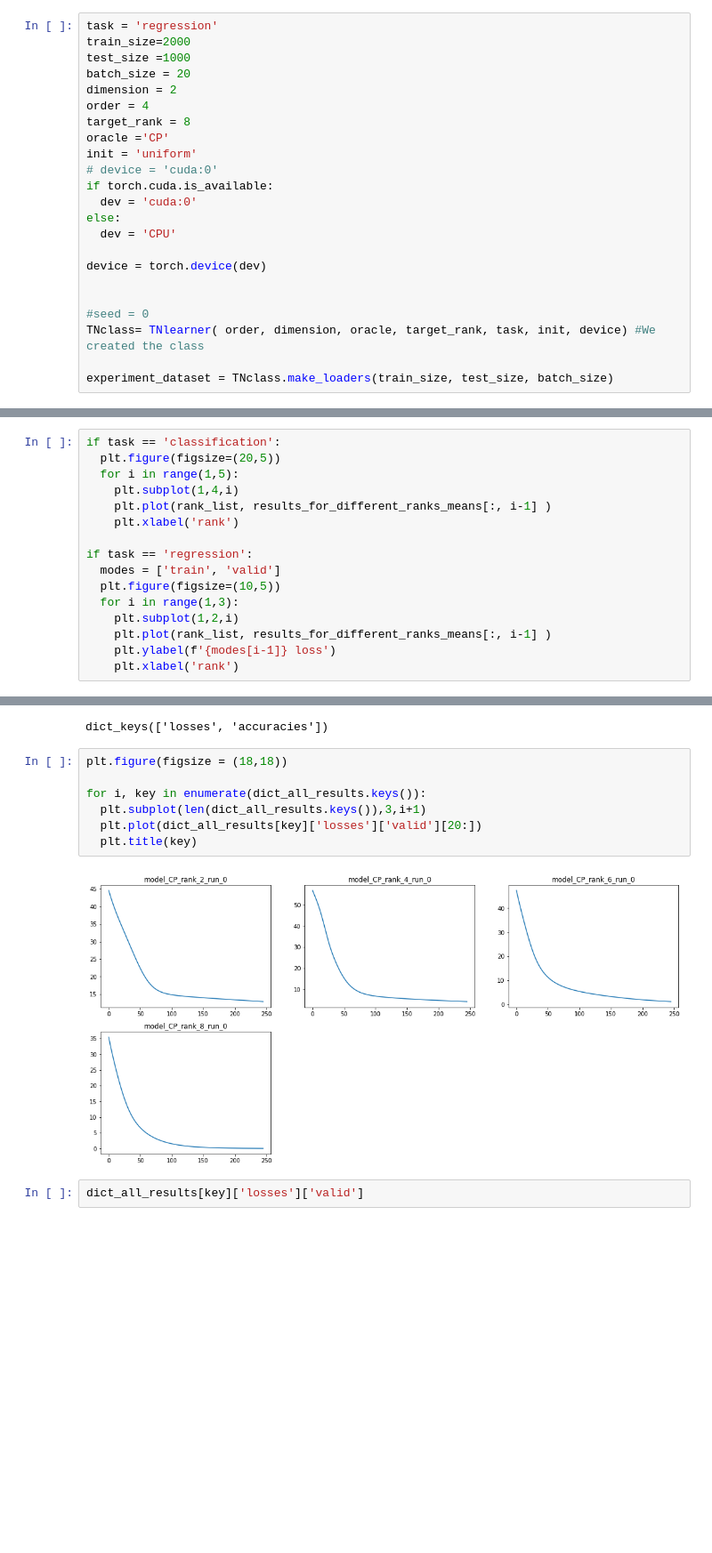
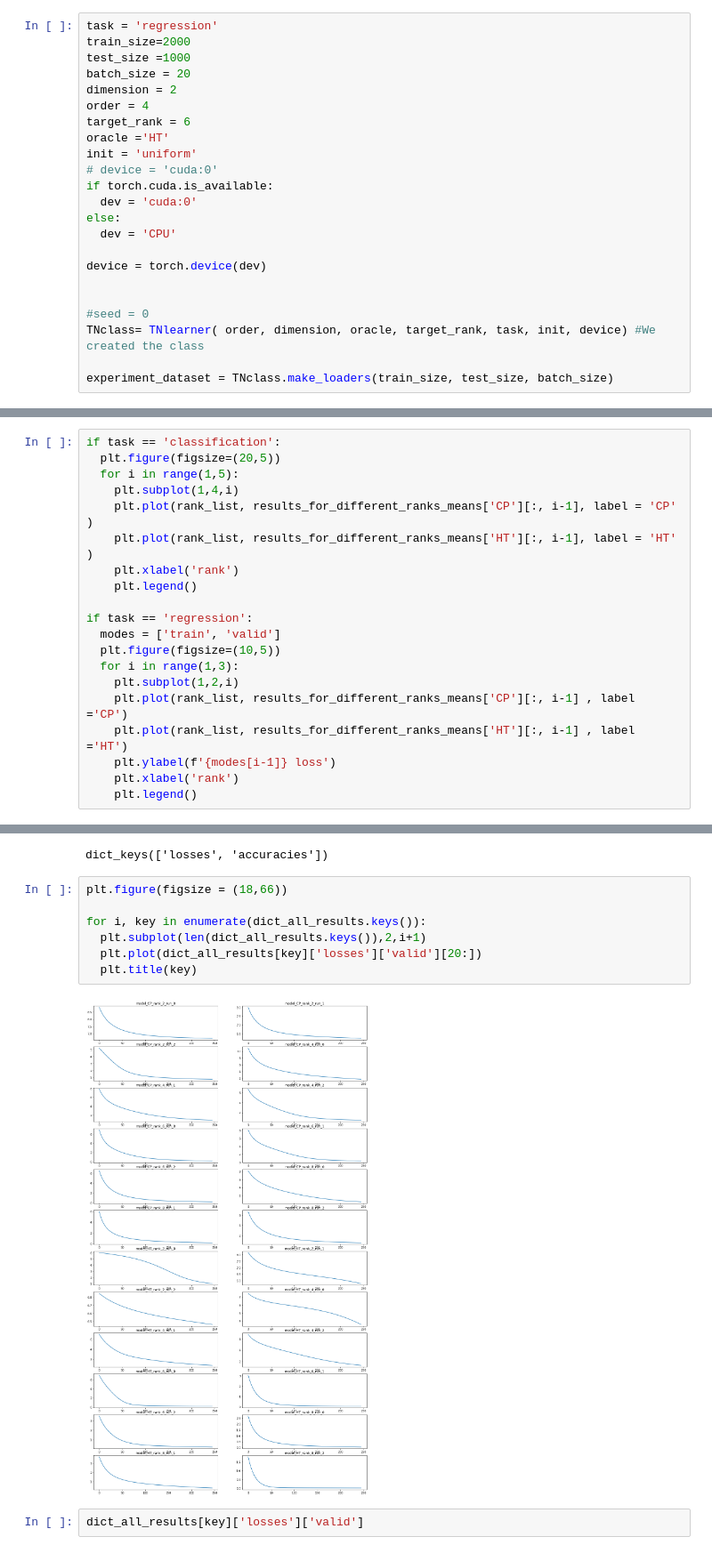
Before and after one commit to Beh-noush/TT-classification, a Jupyter notebook: TN_classification_experiment.ipynb, the cells around one changed output, grey strips where cells are left out. Shown at 89% size. Cells and saved outputs as stored; diff of their text form; blank space fills up the shorter version.

```diff
--- a/TN_classification_experiment.ipynb
+++ b/TN_classification_experiment.ipynb
@@ -590,8 +594,8 @@ test_size =1000
 batch_size = 20
 dimension = 2
 order = 4
-target_rank = 8
-oracle ='CP'
+target_rank = 6
+oracle ='HT'
 init = 'uniform'
 # device = 'cuda:0'
 if torch.cuda.is_available:
@@ -650,15 +667,19 @@ if task == 'classification':
   plt.figure(figsize=(20,5))
   for i in range(1,5):
     plt.subplot(1,4,i)
-    plt.plot(rank_list, results_for_different_ranks_means[:, i-1] )
+    plt.plot(rank_list, results_for_different_ranks_means['CP'][:, i-1], label = 'CP' )
+    plt.plot(rank_list, results_for_different_ranks_means['HT'][:, i-1], label = 'HT' )
     plt.xlabel('rank')
+    plt.legend()
 
 if task == 'regression':
   modes = ['train', 'valid']
   plt.figure(figsize=(10,5))
   for i in range(1,3):
     plt.subplot(1,2,i)
-    plt.plot(rank_list, results_for_different_ranks_means[:, i-1] )
+    plt.plot(rank_list, results_for_different_ranks_means['CP'][:, i-1] , label ='CP')
+    plt.plot(rank_list, results_for_different_ranks_means['HT'][:, i-1] , label ='HT')
     plt.ylabel(f'{modes[i-1]} loss')
     plt.xlabel('rank')
+    plt.legend()
 # %% [output]
@@ -674,14 +695,14 @@ dict_all_results['model_CP_rank_2_run_0'].keys()
 # %% [output]
 dict_keys(['losses', 'accuracies'])
 # %%
-plt.figure(figsize = (18,18))
+plt.figure(figsize = (18,66))
 
 for i, key in enumerate(dict_all_results.keys()):
-  plt.subplot(len(dict_all_results.keys()),3,i+1)
+  plt.subplot(len(dict_all_results.keys()),2,i+1)
   plt.plot(dict_all_results[key]['losses']['valid'][20:])
   plt.title(key)
 # %% [output]
-[figure, old version]
+[figure, new version]
 # %%
 dict_all_results[key]['losses']['valid']
 # %%
```
Also changed, not shown: parts of 5 cells of this notebook.
